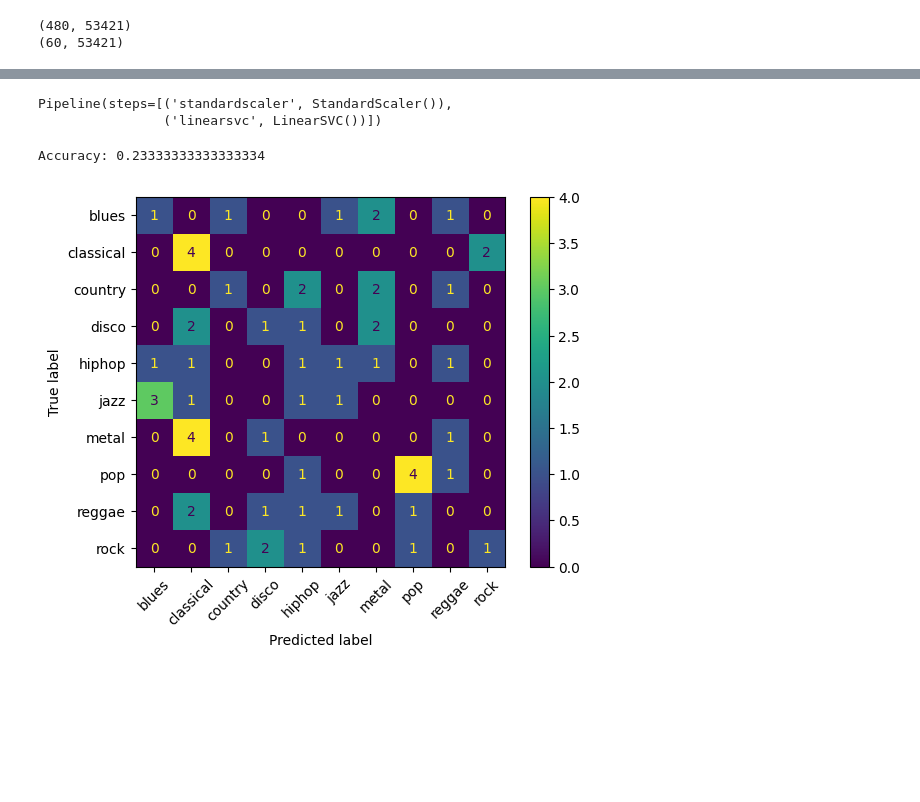
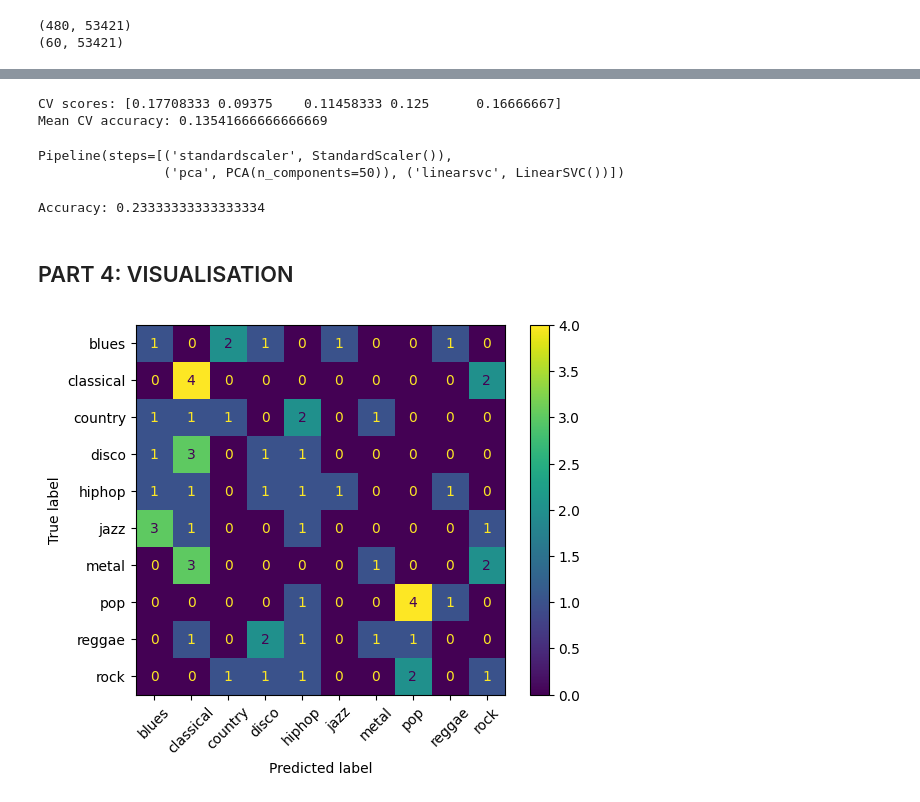
Before and after one commit to psy3019-6973-2026/BuuNguyen_Exercise_5, a Jupyter notebook: tasks/task_1.ipynb, the cells around one changed output, grey strips where cells are left out. Drawn from its saved outputs; the diff is of its cells as text; code cells hidden in the pictures; blank space fills up the shorter version.

Commit message:
ajout de commentaires explicatifs, addition dans section visualisation (bar plot, amélioration des modeles)

```diff
--- a/tasks/task_1.ipynb
+++ b/tasks/task_1.ipynb
@@ -47,19 +0,0 @@ for root, dirs, files in os.walk(os.path.expanduser('~')):
-# %%
-import numpy as np
-from scipy.io import loadmat
-
-base = '/home/rbuu/psy3019/projet_final/data'
-
-for sub in ['003', '004', '005']:
-    for kind in ['Resp_Training', 'Resp_Test', 'Resp_Test_Mean']:
-        a = np.load(f'{base}/sub-{sub}/sub-{sub}_{kind}.npy', mmap_mode='r')
-        print(f'sub-{sub}_{kind}: {a.shape} {a.dtype}')
-
-# Find and load .mat files
-import os
-for root, dirs, files in os.walk('/home/rbuu/psy3019/projet_final'):
-    for f in files:
-        if f.endswith('.mat'):
-            path = os.path.join(root, f)
-            print(f'\n{f}:')
-            print(loadmat(path))
@@ -237,15 +159,31 @@ X_test_pca = pca.transform(X_test_avg)
 # %%
-from sklearn.svm import LinearSVC
-from sklearn.pipeline import make_pipeline
-from sklearn.preprocessing import StandardScaler
-
+# --- Step 2: Build the pipeline ---
 clf = make_pipeline(
-    StandardScaler(),
-    LinearSVC()
+    StandardScaler(),       # center and scale each voxel
+    PCA(n_components=50),   # keep top 50 principal components
+    LinearSVC()             # linear classifier
 )
-
-clf.fit(X_train_pca, y_train)
-# %% [output]
-Pipeline(steps=[('standardscaler', StandardScaler()),
-                ('linearsvc', LinearSVC())])
+# %%
+# --- step 3: Cross-validation ---
+from sklearn.model_selection import cross_val_score
+
+cv_scores = cross_val_score(
+    clf,
+    X_train_avg,
+    y_train,
+    cv=5
+)
+
+print("CV scores:", cv_scores)
+print("Mean CV accuracy:", cv_scores.mean())
+# %% [output]
+CV scores: [0.17708333 0.09375    0.11458333 0.125      0.16666667]
+Mean CV accuracy: 0.13541666666666669
+# %%
+# --- Step 3: Train the model ---
+# All preprocessing (scaling + PCA) is learned ONLY from training data
+clf.fit(X_train_avg, y_train)
+# %% [output]
+Pipeline(steps=[('standardscaler', StandardScaler()),
+                ('pca', PCA(n_components=50)), ('linearsvc', LinearSVC())])
 # %%
@@ -253,35 +193,38 @@ accuracy = clf.score(X_test_pca, y_test)
 print("Accuracy:", accuracy)
 # %% [output]
 Accuracy: 0.23333333333333334
+# %% [markdown]
+## PART 4: VISUALISATION
 # %%
 from sklearn.metrics import confusion_matrix, ConfusionMatrixDisplay
 import matplotlib.pyplot as plt
 
 genre_names = [
     "blues",
     "classical",
     "country",
     "disco",
     "hiphop",
     "jazz",
     "metal",
     "pop",
     "reggae",
     "rock"
 ]
 
 # predictions
-y_pred = clf.predict(X_test_pca)
+y_pred = clf.predict(X_test_avg)
 
 # confusion matrix
 cm = confusion_matrix(y_test, y_pred)
 
 disp = ConfusionMatrixDisplay(
     confusion_matrix=cm,
     display_labels=genre_names
 )
 
 disp.plot(xticks_rotation=45)
+
 plt.show()
 # %% [output]
-[figure, old version]
+[figure, new version]
```
Also changed, not shown: parts of 22 cells of this notebook.
